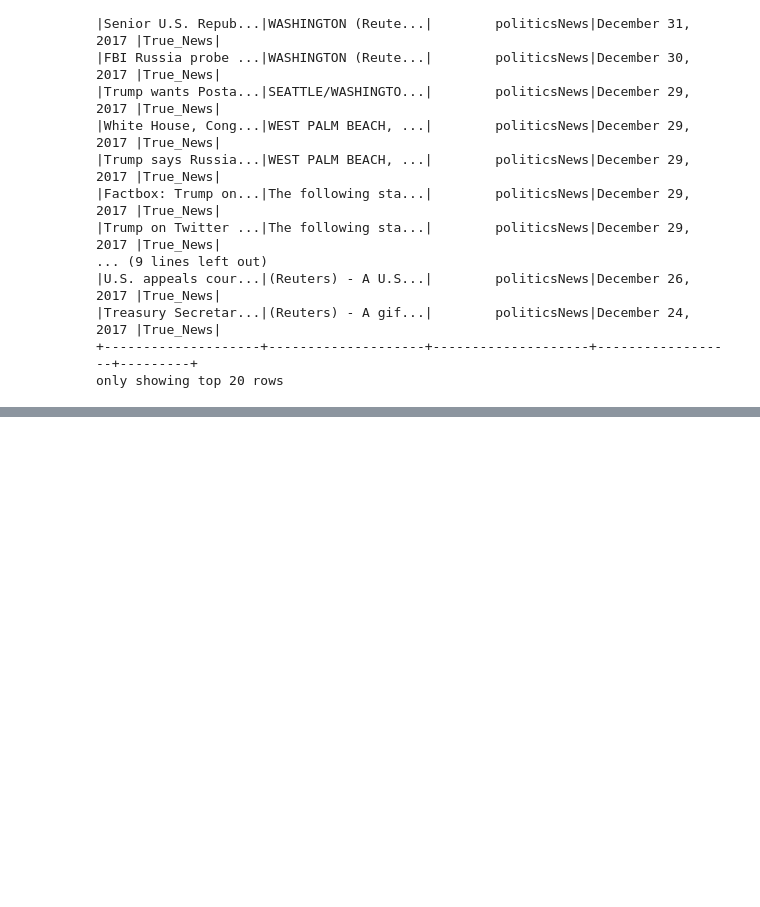
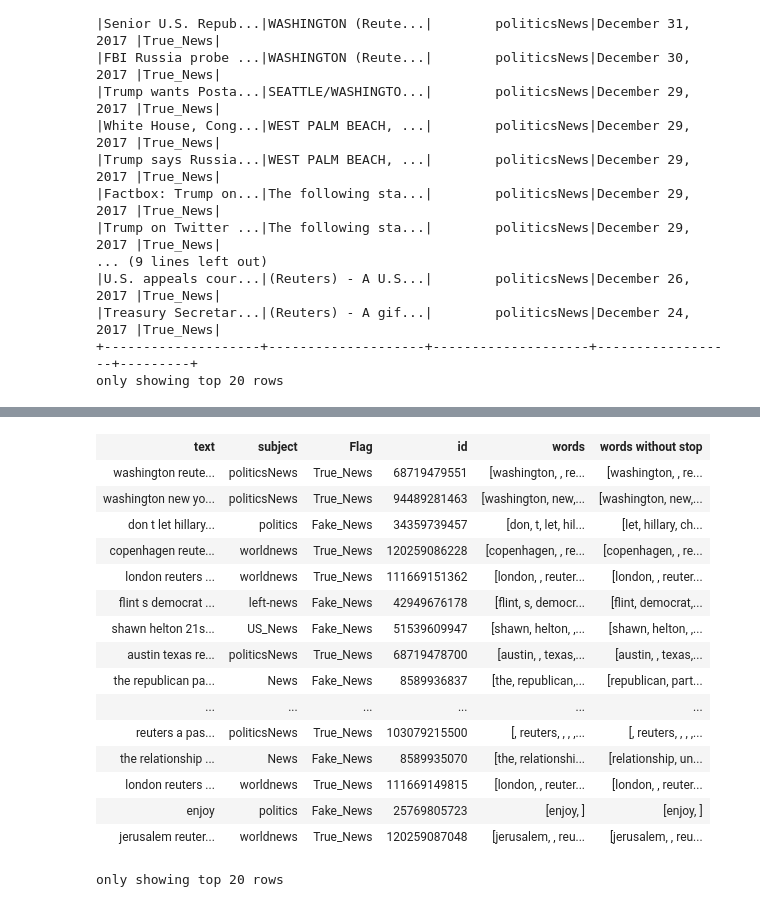
Before and after one commit to AkkiPooja/Fake-News-Detection-Data-Analysis, a Jupyter notebook: Fake-News-Detection-Algorithm.ipynb, the cells around one changed output, grey strips where cells are left out. Cells and saved outputs as stored; diff of their text form; code cells hidden in the pictures; blank space fills up the shorter version.

```diff
--- a/Fake-News-Detection-Algorithm.ipynb
+++ b/Fake-News-Detection-Algorithm.ipynb
@@ -112,0 +306,20 @@ only showing top 20 rows
+# %%
+df_concat
+# %% [output]
+| text | subject | Flag | id | words | words without stop |
+| washington reute... | politicsNews | True_News | 68719479551 | [washington, , re... | [washington, , re... |
+| washington new yo... | politicsNews | True_News | 94489281463 | [washington, new,... | [washington, new,... |
+| don t let hillary... | politics | Fake_News | 34359739457 | [don, t, let, hil... | [let, hillary, ch... |
+| copenhagen reute... | worldnews | True_News | 120259086228 | [copenhagen, , re... | [copenhagen, , re... |
+| london reuters ... | worldnews | True_News | 111669151362 | [london, , reuter... | [london, , reuter... |
+| flint s democrat ... | left-news | Fake_News | 42949676178 | [flint, s, democr... | [flint, democrat,... |
+| shawn helton 21s... | US_News | Fake_News | 51539609947 | [shawn, helton, ,... | [shawn, helton, ,... |
+| austin texas re... | politicsNews | True_News | 68719478700 | [austin, , texas,... | [austin, , texas,... |
+| the republican pa... | News | Fake_News | 8589936837 | [the, republican,... | [republican, part... |
+| ... | ... | ... | ... | ... | ... |
+| reuters a pas... | politicsNews | True_News | 103079215500 | [, reuters, , , ,... | [, reuters, , , ,... |
+| the relationship ... | News | Fake_News | 8589935070 | [the, relationshi... | [relationship, un... |
+| london reuters ... | worldnews | True_News | 111669149815 | [london, , reuter... | [london, , reuter... |
+| enjoy | politics | Fake_News | 25769805723 | [enjoy, ] | [enjoy, ] |
+| jerusalem reuter... | worldnews | True_News | 120259087048 | [jerusalem, , reu... | [jerusalem, , reu... |
+only showing top 20 rows
```
Also changed, not shown: parts of 18 cells of this notebook, 2 other files.
